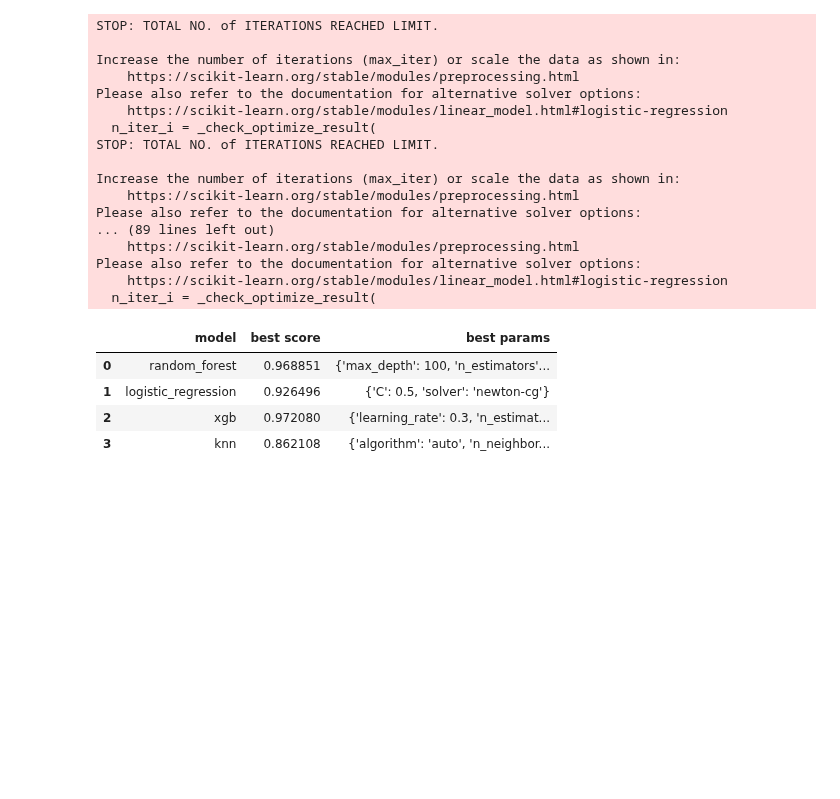
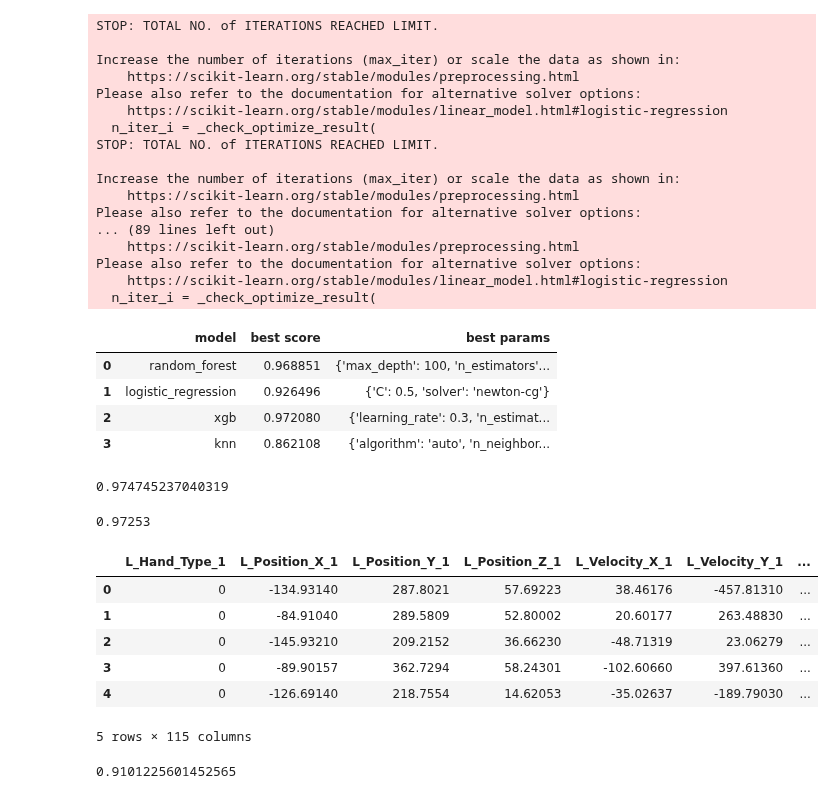
Before and after one commit to renanarimon/ML, a Jupyter notebook: a hands.ipynb, the cells around one changed output. Saved outputs shown, nothing was run; the diff lists cells and outputs as text; code cells hidden in the pictures; blank space fills up the shorter version.

```diff
--- a/a hands.ipynb
+++ b/a hands.ipynb
@@ -267,0 +278,37 @@ score_df
+# %%
+xgb = XGBClassifier(eval_metric='mlogloss', learning_rate = 0.3, n_estimators= 100)
+score(xgb)
+# %% [output]
+0.974745237040319
+# %%
+random_forest = RandomForestClassifier(max_depth=100, n_estimators=150)
+score(random_forest)
+# %% [output]
+0.97253
+# %%
+#test
+oded_sp = encode(r'Oded636754670490266956Spontan.csv', 0)
+oded_sync = encode(r'Oded636754671560850581Sync.csv', 1)
+oded_al = encode(r'Oded636754669540564461Alone.csv',2)
+
+it_sp = encode(r'Itiel636770940701219076Spontan.csv', 0)
+it_sync = encode(r'Itiel636770941638547912Sync.csv', 1)
+it_al = encode(r'Itiel636770942529041679Alone.csv',2)
+
+mor_sp = encode(r'Mor636771064635567065Spontan.csv', 0)
+mor_sync = encode(r'Mor636771065531910215Sync.csv', 1)
+mor_al = encode(r'Mor636771066407626524Alone.csv',2)
+# %%
+dfs = [oded_sp, oded_sync, oded_al, it_sp, it_sync, it_al, mor_sp, mor_sync, mor_al]
+df_test = pd.concat(dfs)
+numeric(df_test)
+# %%
+df_test.head()
+# %% [output]
+|  | L_Hand_Type_1 | L_Position_X_1 | L_Position_Y_1 | L_Position_Z_1 | L_Velocity_X_1 | L_Velocity_Y_1 | ... |
+| 0 | 0 | -134.93140 | 287.8021 | 57.69223 | 38.46176 | -457.81310 | ... |
+| 1 | 0 | -84.91040 | 289.5809 | 52.80002 | 20.60177 | 263.48830 | ... |
+| 2 | 0 | -145.93210 | 209.2152 | 36.66230 | -48.71319 | 23.06279 | ... |
+| 3 | 0 | -89.90157 | 362.7294 | 58.24301 | -102.60660 | 397.61360 | ... |
+| 4 | 0 | -126.69140 | 218.7554 | 14.62053 | -35.02637 | -189.79030 | ... |
+5 rows × 115 columns
@@ -267,0 +318,5 @@ score_df
+# %%
+xgb.fit(X, y)
+xgb.score(X_test_f, y_test_f)
+# %% [output]
+0.9101225601452565
```
Also changed, not shown: parts of 5 cells of this notebook, 9 other files.
